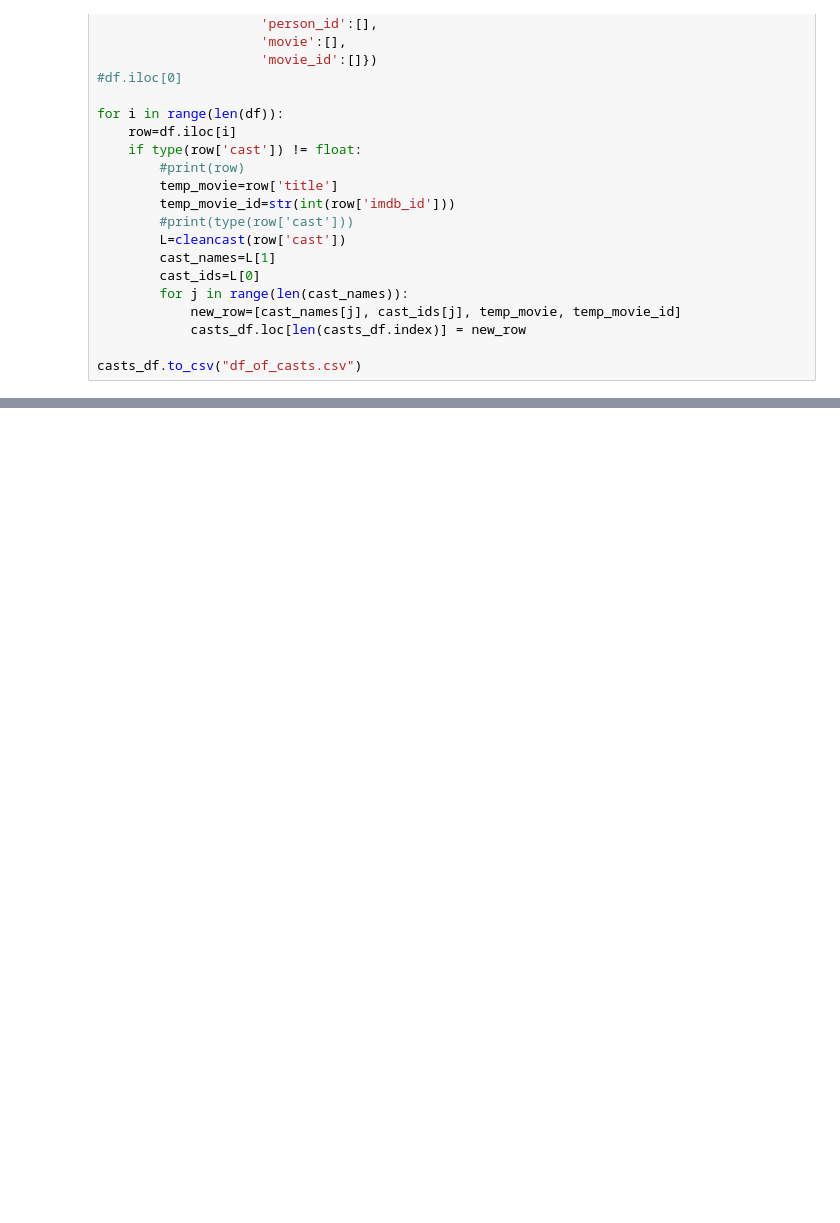
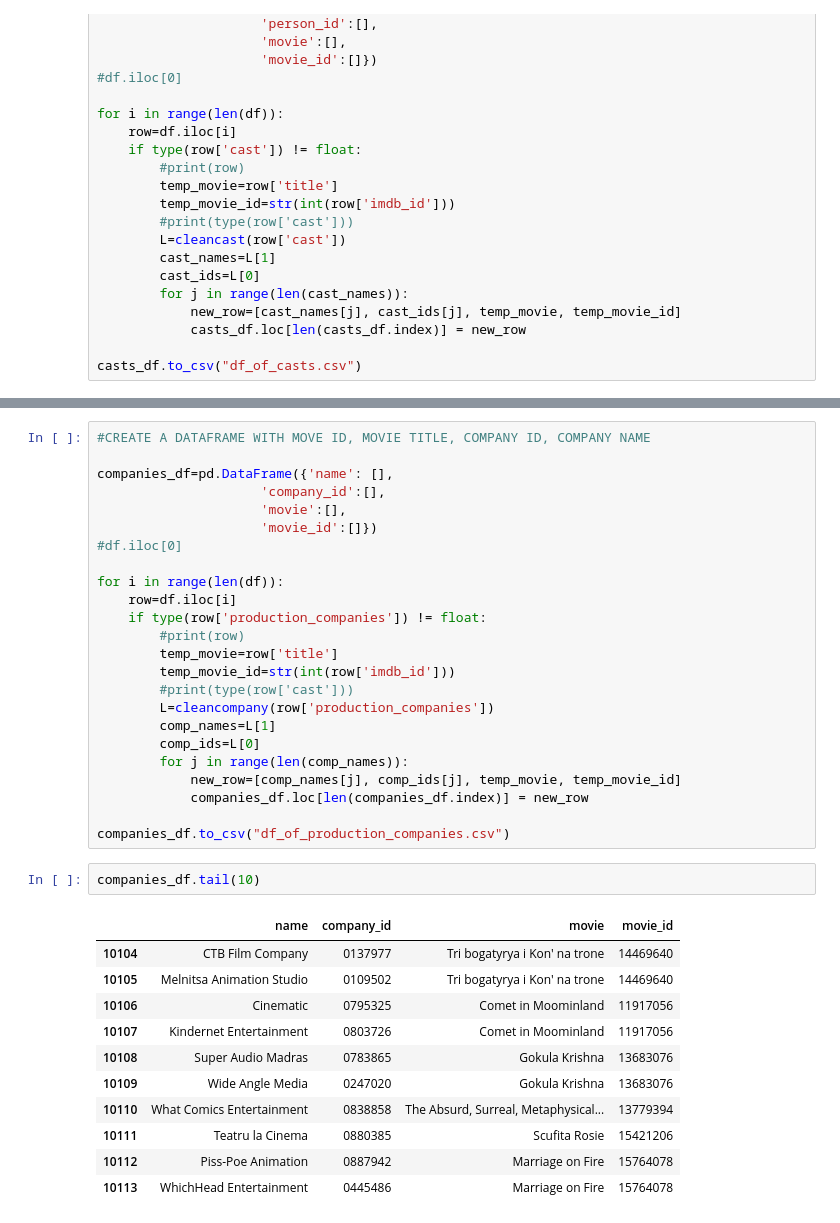
Before and after one commit to wrlaxboy151/may22-lunar-outpost, a Jupyter notebook: Making a DataFrame of Animated Movies 2.ipynb, the cells around one changed output, grey strips where cells are left out. Cells and saved outputs as stored; diff of their text form; blank space fills up the shorter version.

```diff
--- a/Making a DataFrame of Animated Movies 2.ipynb
+++ b/Making a DataFrame of Animated Movies 2.ipynb
@@ -241,0 +283,38 @@ newstring
+# %%
+#CREATE A DATAFRAME WITH MOVE ID, MOVIE TITLE, COMPANY ID, COMPANY NAME
+
+companies_df=pd.DataFrame({'name': [],
+                     'company_id':[],
+                     'movie':[],
+                     'movie_id':[]})
+#df.iloc[0]
+
+for i in range(len(df)):
+    row=df.iloc[i]
+    if type(row['production_companies']) != float:
+        #print(row)
+        temp_movie=row['title']
+        temp_movie_id=str(int(row['imdb_id']))
+        #print(type(row['cast']))
+        L=cleancompany(row['production_companies'])
+        comp_names=L[1]
+        comp_ids=L[0]
+        for j in range(len(comp_names)):
+            new_row=[comp_names[j], comp_ids[j], temp_movie, temp_movie_id]
+            companies_df.loc[len(companies_df.index)] = new_row
+
+companies_df.to_csv("df_of_production_companies.csv")
+# %%
+companies_df.tail(10)
+# %% [output]
+|  | name | company_id | movie | movie_id |
+| 10104 | CTB Film Company | 0137977 | Tri bogatyrya i Kon' na trone | 14469640 |
+| 10105 | Melnitsa Animation Studio | 0109502 | Tri bogatyrya i Kon' na trone | 14469640 |
+| 10106 | Cinematic | 0795325 | Comet in Moominland | 11917056 |
+| 10107 | Kindernet Entertainment | 0803726 | Comet in Moominland | 11917056 |
+| 10108 | Super Audio Madras | 0783865 | Gokula Krishna | 13683076 |
+| 10109 | Wide Angle Media | 0247020 | Gokula Krishna | 13683076 |
+| 10110 | What Comics Entertainment | 0838858 | The Absurd, Surreal, Metaphysical... | 13779394 |
+| 10111 | Teatru la Cinema | 0880385 | Scufita Rosie | 15421206 |
+| 10112 | Piss-Poe Animation | 0887942 | Marriage on Fire | 15764078 |
+| 10113 | WhichHead Entertainment | 0445486 | Marriage on Fire | 15764078 |
```
Also changed, not shown: parts of 13 cells of this notebook, 3 other files.
